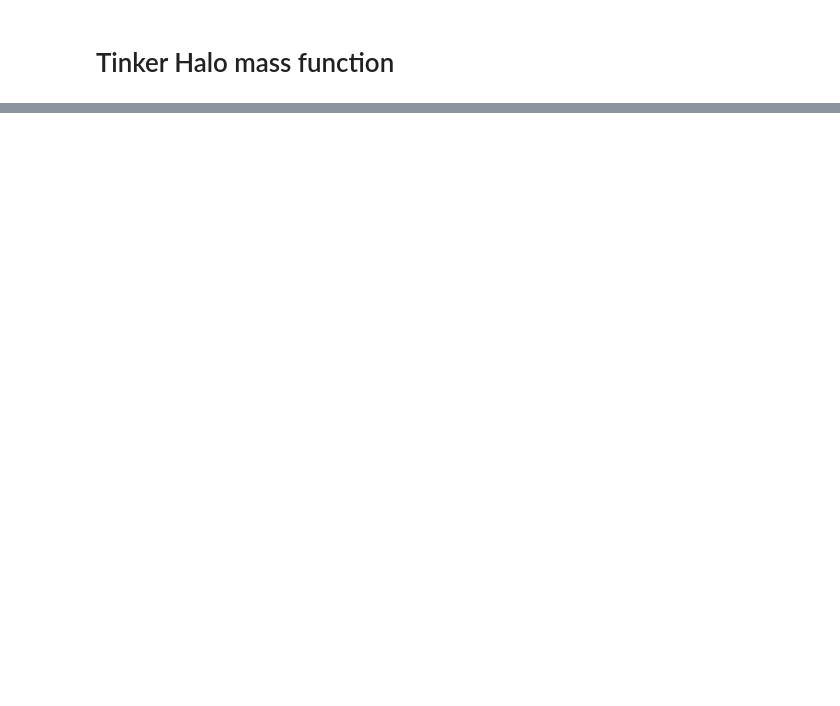
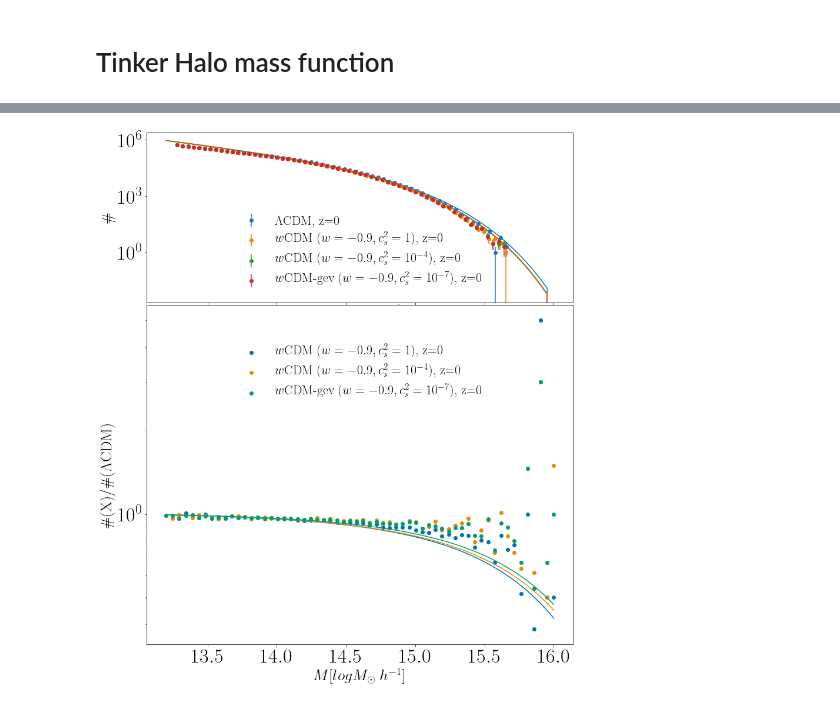
Before and after one commit to FarbodHassani/Doppler_RSD_N-body, a Jupyter notebook: Analysis-notebooks/Halo_mass_function.ipynb, the cells around one changed output, grey strips where cells are left out. Saved outputs shown, nothing was run; the diff lists cells and outputs as text; code cells hidden in the pictures; blank space fills up the shorter version.

```diff
--- a/Analysis-notebooks/Halo_mass_function.ipynb
+++ b/Analysis-notebooks/Halo_mass_function.ipynb
@@ -224,0 +306,99 @@ array([ 1.87952210e-040,  3.75614462e-045,  9.52378596e-051,
+# %%
+plt.rc('text', usetex=True)
+font = {'family' : 'normal',
+        'weight' : 'bold',
+        'size'   : text_size}
+matplotlib.rc('font', **font)
+fig, axs = plt.subplots(figsize=(13,16),nrows=2, ncols=1, sharex=True, sharey=False, gridspec_kw={'height_ratios':[1,2]})
+plt.subplots_adjust(hspace=0.01)
+
+
+
+kind = 'halo'
+RSD ='RSD'
+file = ['gev_lcdm','gev_em0','gev_em7','kev_em4','kev_em7'];
+decrip = ["$\Lambda$CDM, ","$w$CDM ($w=-0.9, c_s^2=1$), ",
+          "$w$CDM ($w=-0.9, c_s^2=10^{-4}$), ","$w$CDM-gev ($w=-0.9, c_s^2=10^{-7}$), ","$w$CDM ($w=-0.9, c_s^2=10^{-7}$), "]
+z = ["z=0", "z=0.5", "z=1", "z=2", "z=3"];
+
+l=0
+for i in [0,1,2,3]: # file
+    for j in [0]: # Redshifts
+        redshift ="z="+str(j);
+        # compute halo mass function
+        axs[0].plot(log10(Masses),HMF['lin']['N'][files_list_class[i]]['z='+str(redshifts_class[j])]*boxsize**3*h**3 ,color=Colors[l])  # density=False would make counts
+
+#         plt.plot(log10(Masses),HMF['lin']['N'][files_list_class[i]]['z='+str(redshifts_class[j])]*boxsize**3 ,color=Colors[l+1], label=decrip[i]+redshift)  # density=False would make counts
+
+#         plt.plot(log10(Masses),HMF['lin']['N'][files_list_class[i]]['z='+str(redshifts_class[j])]*boxsize**3 ,color=Colors[l], label=decrip[i]+redshift)  # density=False would make counts
+
+        redshift ="z="+str(j);
+        bin_edges = HMF['sim']['bin_edges'][files_list[i]][redshift]
+        counts = HMF['sim']['count'][files_list[i]][redshift]
+#         plt.plot(bin_edges[:-1],counts,"o",color=Colors[l], label =decrip[i]+redshift)
+        axs[0].errorbar(bin_edges[:-1],counts, yerr=np.sqrt(counts), fmt="o",label =decrip[i]+redshift)
+
+        #         plt.title('Halo mass function')
+        axs[0].set_ylabel('\#')
+        axs[0].set_xlabel(r'$M[log M_{\odot} \; h^{-1}$]')
+        axs[0].set_yscale('log')
+        axs[0].legend(fontsize=20,bbox_to_anchor=[0.38,0.25],loc="center",frameon=False)
+
+        l=l+1
+
+axs[0].legend(fontsize=22,bbox_to_anchor=[0.5, 0.3], loc='center',frameon=False)
+# Relative difference:
+
+# RSD ='RSD'
+# l=0
+# for num1 in [0,1,2,3,4]: # file 1
+#     for num2 in [0]: # file2
+#         for j in [0]: # Redshifts
+#             if(num1!=num2):
+#                 [k1,pk1]=data[kind][RSD][file[num1]]['pow'][z[j]][[0,1],:]
+#                 [k2,pk2]=data[kind][RSD][file[num2]]['pow'][z[j]][[0,1],:]
+#                 axs[1].plot(k1,(pk1)/pk2,"o",color =Colors[l], lw=3,label=decrip[num1]+" "+z[j])
+#                 l=l+1;
+
+# l=0
+# for num1 in [1,2,3]: # file 1
+#     for num2 in [0]: # file2
+#         for j in [0]: # Redshifts
+#             if(num1!=num2):
+l=0
+#                 ### CLASS transfer
+for num1 in [1,2,3]: # file 1
+    for num2 in [0]: # file2
+        for j in [0]: # Redshifts
+            redshift ="z="+str(j);
+        # compute halo mass function
+            data_1 = HMF['lin']['N'][files_list_class[num1]]['z='+str(redshifts_class[j])];
+            data_ref = HMF['lin']['N'][files_list_class[num2]]['z='+str(redshifts_class[j])];
+
+            axs[1].plot(log10(Masses),data_1/data_ref ,color=Colors[l])  # density=False would make counts
+
+            bin_edges = HMF['sim']['bin_edges'][files_list[i]][redshift]
+            counts1 = HMF['sim']['count'][files_list[num1]][redshift]
+            counts_ref = HMF['sim']['count'][files_list[num2]][redshift]
+            axs[1].plot(log10(Masses),counts1/counts_ref,"o" ,color=Colors[l],label =decrip[num1]+redshift) # density=False would make counts
+
+
+        #         plt.title('Halo mass function')
+
+
+        l=l+1
+
+
+axs[1].set_yscale('log')
+axs[1].legend(fontsize=20,bbox_to_anchor=[0.38,0.25],loc="center",frameon=False)
+axs[1].set_ylabel(r'\#(X)/\#($\Lambda$CDM)')
+
+# axs[1].set_xscale('log')
+# axs[1].set_ylim(0.97,1.07)
+# axs[1].set_xlim(1.e-3,1.5)
+# # axs[1].set_yticks([-0.1,-0.05,0,0.05,0.1,0.2,0.3])
+axs[1].legend(fontsize=22,bbox_to_anchor=[0.5, 0.8], loc='center',frameon=False)
+axs[1].set_xlabel(r'$M[log M_{\odot} \; h^{-1}$]')
+
+# plt.savefig('RSD_halos_monopole.pdf', format='pdf',dpi=300, bbox_inches='tight' )
+# %% [output]
@@ -224,0 +406 @@ array([ 1.87952210e-040,  3.75614462e-045,  9.52378596e-051,
+[figure, added]
```
Also changed, not shown: parts of 20 cells of this notebook, 3 other files.
